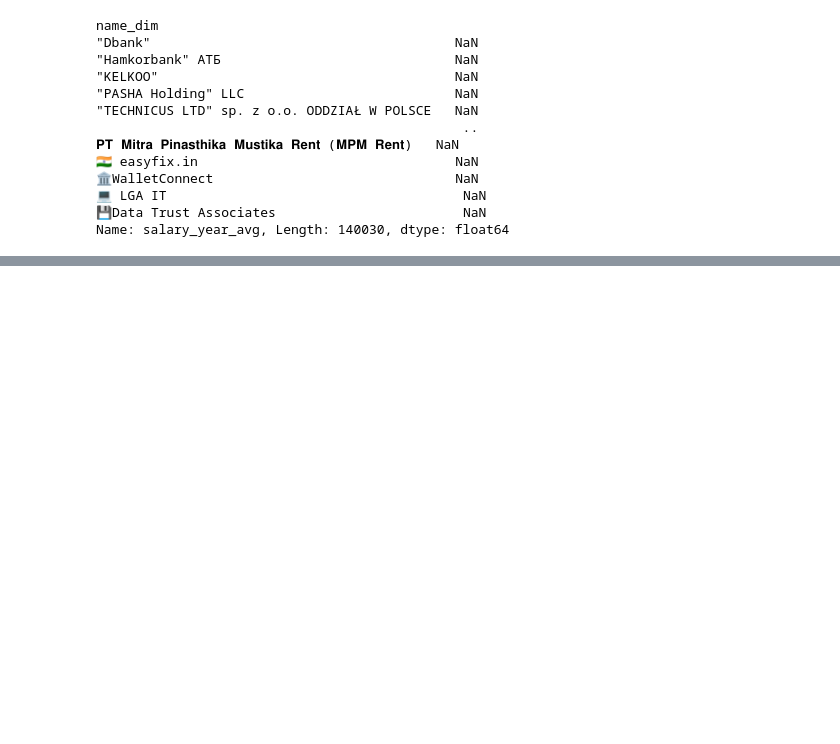
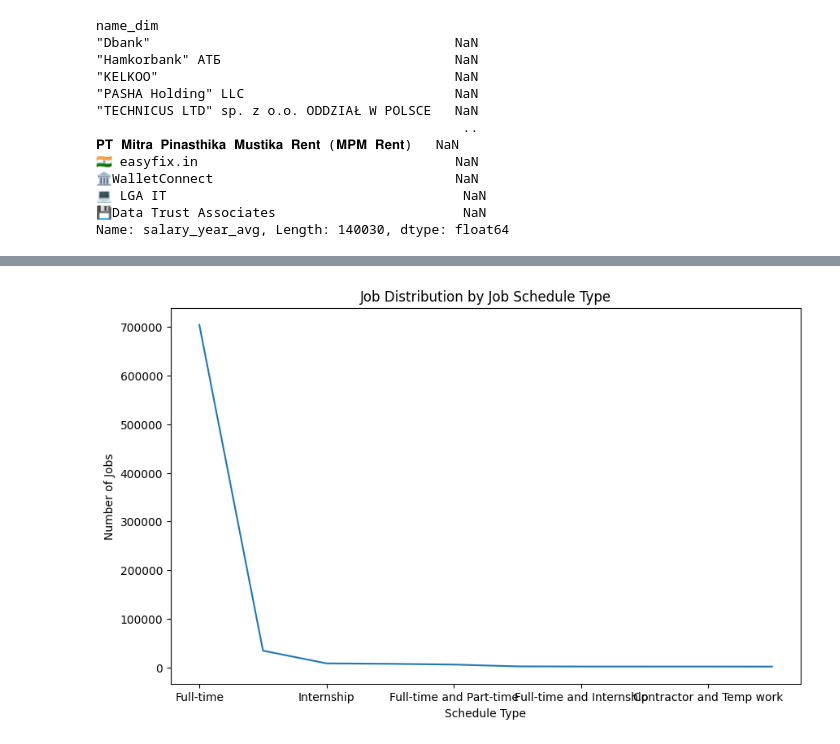
Before and after one commit to Lhecks/-Lhex_kaggle_one, a Jupyter notebook: lhex_note_book_dt_analysis.ipynb, the cells around one changed output, grey strips where cells are left out. Drawn from its saved outputs; the diff is of its cells as text; code cells hidden in the pictures; blank space fills up the shorter version.

```diff
--- a/lhex_note_book_dt_analysis.ipynb
+++ b/lhex_note_book_dt_analysis.ipynb
@@ -143,0 +170,4 @@ Name: salary_year_avg, Length: 140030, dtype: float64
+# %%
+# Job distribution by job schedule type
+job_distribution_by_schedule = merged_df['job_schedule_type'].value_counts()
+job_distribution_by_schedule
@@ -143,0 +202,10 @@ Name: salary_year_avg, Length: 140030, dtype: float64
+# %%
+# Visualization: Job Distribution by Job Schedule Type
+plt.figure(figsize=(10, 6))
+job_distribution_by_schedule.head(10).plot(kind='line')
+plt.title('Job Distribution by Job Schedule Type')
+plt.xlabel('Schedule Type')
+plt.ylabel('Number of Jobs')
+plt.show()
+# %% [output]
+[figure, added]
```
Also changed, not shown: parts of 5 cells of this notebook.
